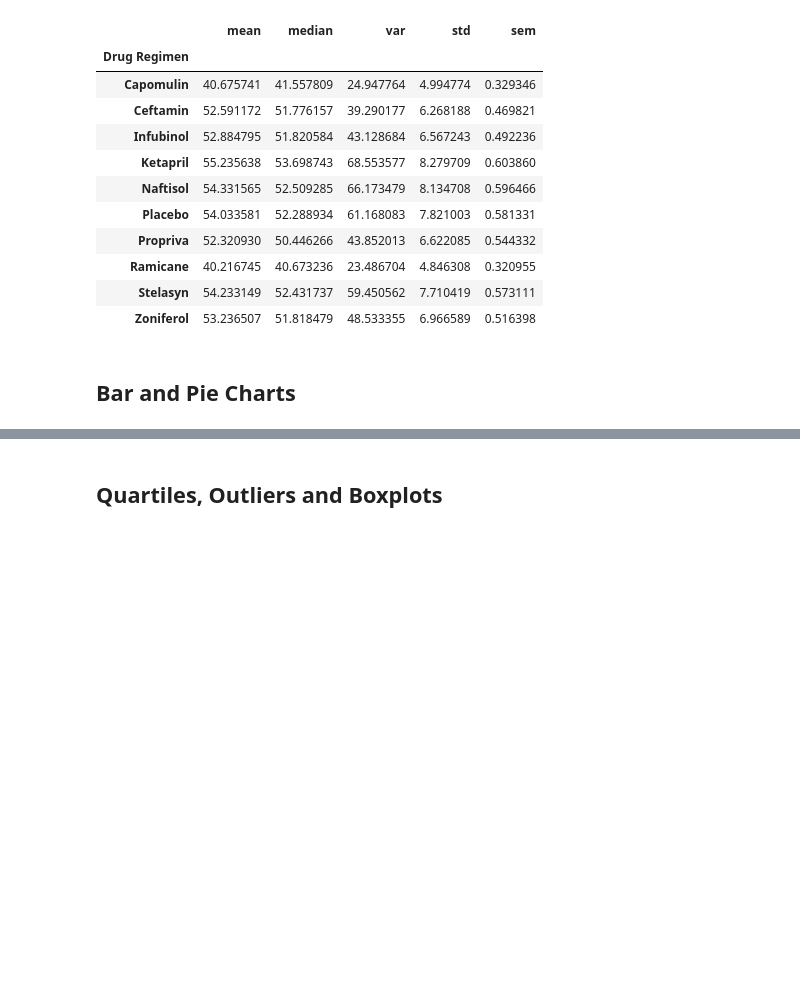
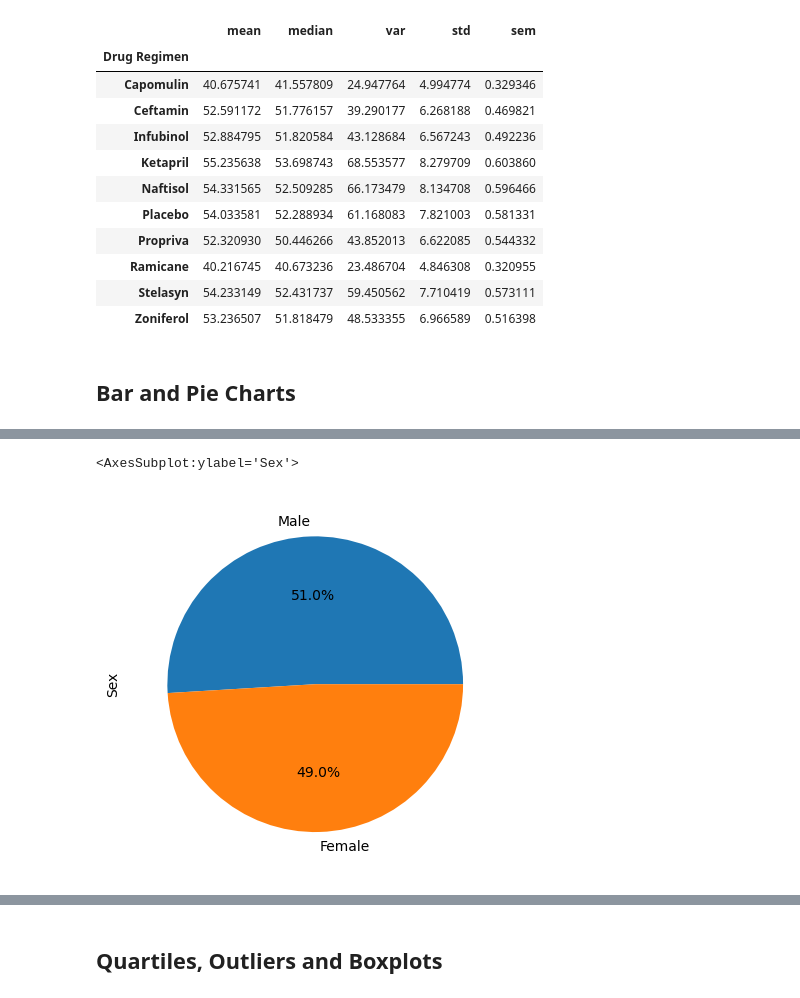
Before and after one commit to john7john/Matplotlib-challenge, a Jupyter notebook: module_5_starter_code/Pymaceuticals/pymaceuticals_starter.ipynb, the cells around one changed output, grey strips where cells are left out. Saved outputs shown, nothing was run; the diff lists cells and outputs as text; code cells hidden in the pictures; blank space fills up the shorter version.

```diff
--- a/module_5_starter_code/Pymaceuticals/pymaceuticals_starter.ipynb
+++ b/module_5_starter_code/Pymaceuticals/pymaceuticals_starter.ipynb
@@ -151,4 +170,11 @@ summ2
 # %%
 # Generate a pie plot showing the distribution of female versus male mice using Pandas
+
+sex = cleandf["Sex"].value_counts()
+
+sex.plot(kind = "pie",autopct="%1.1f%%")
+# %% [output]
+<AxesSubplot:ylabel='Sex'>
+[figure, added]
 # %%
 # Generate a pie plot showing the distribution of female versus male mice using pyplot
```
Also changed, not shown: parts of 8 cells of this notebook.
